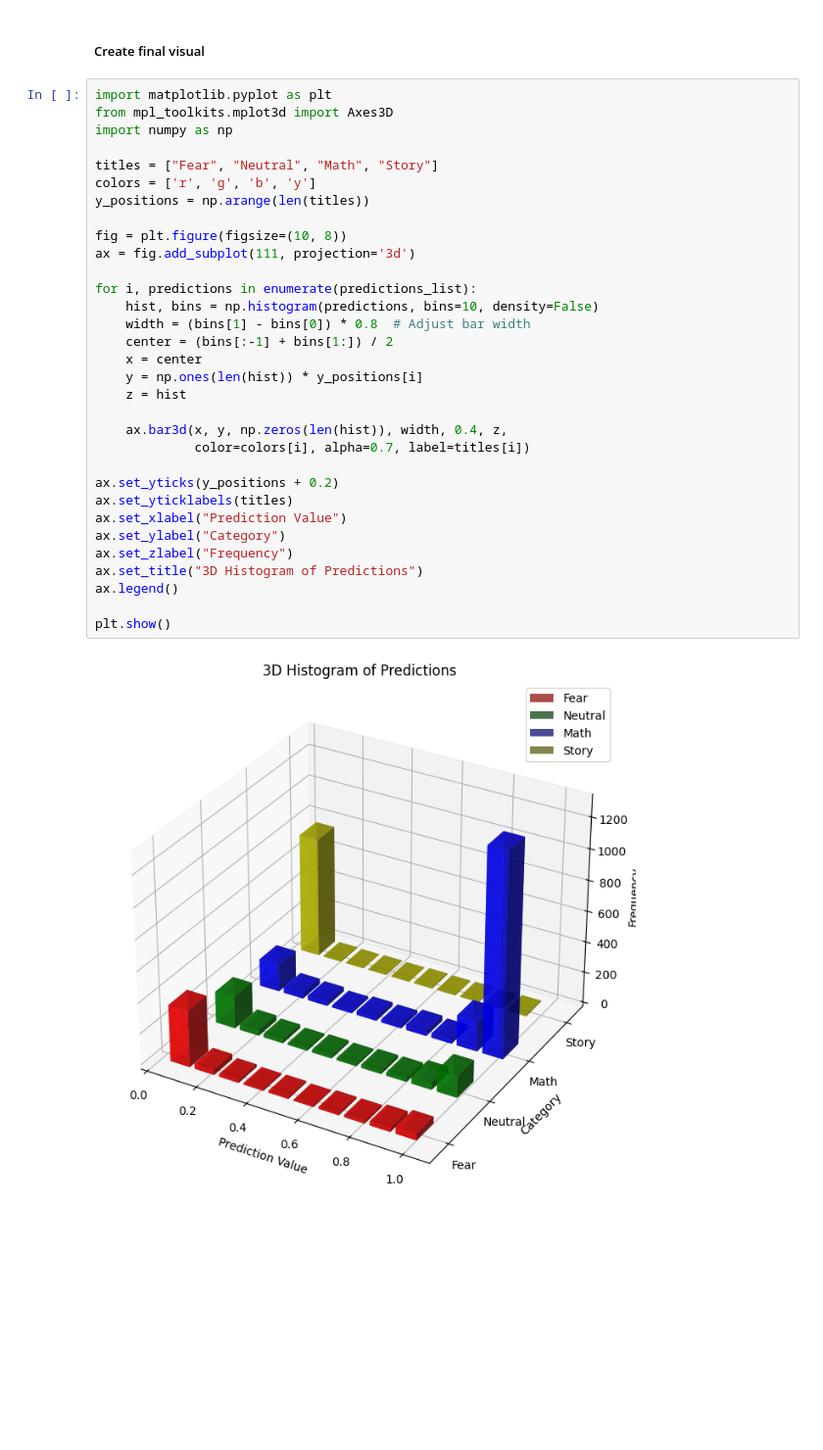
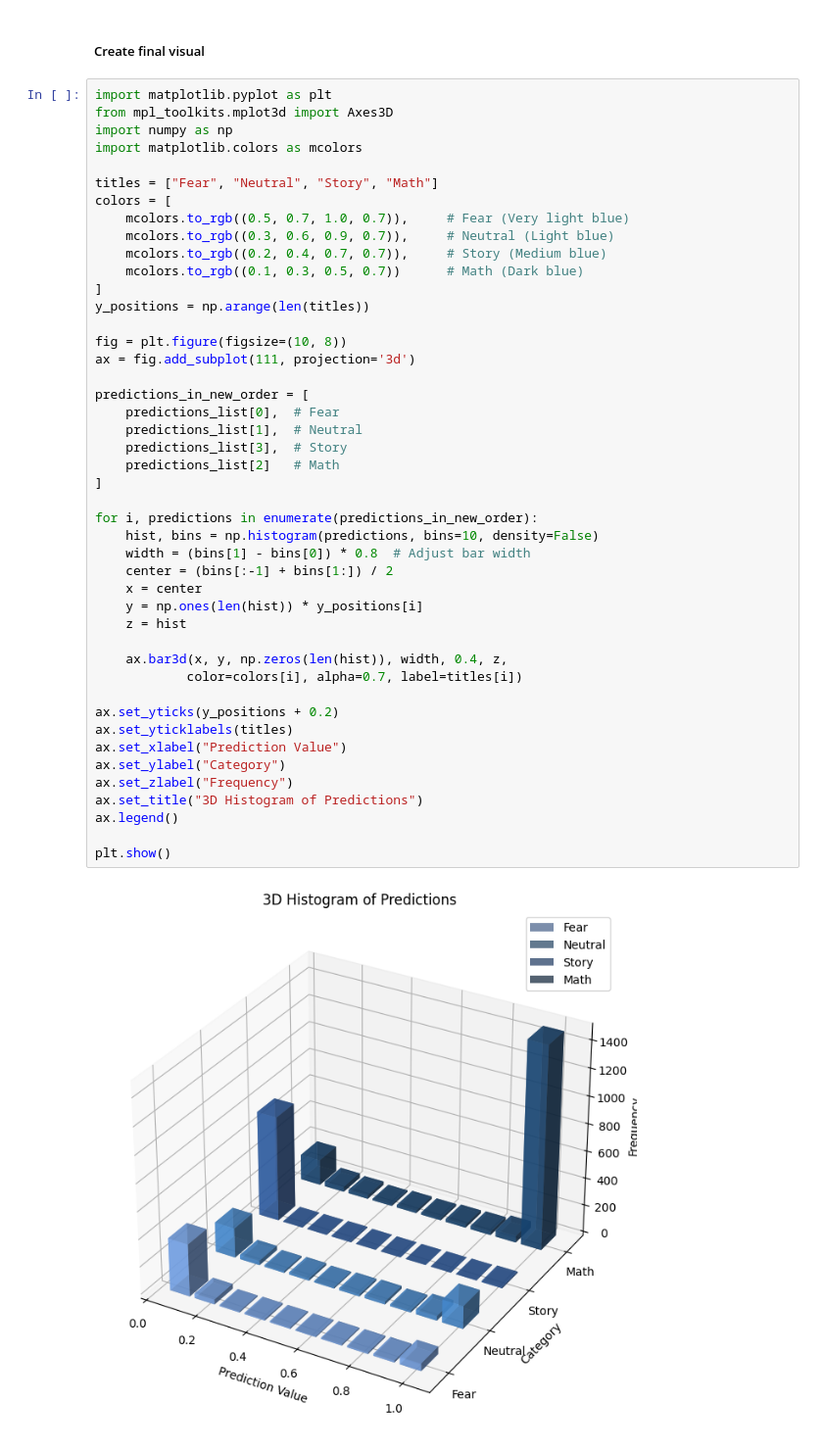
Before and after one commit to saamehsanaaee/WMAD-Montbretia_Cabinet-ISP, a Jupyter notebook: notebooks/WMD_preliminary_model.ipynb, the cells around one changed output. Shown: that part at 98% size. Saved outputs shown, nothing was run; the diff lists cells and outputs as text; blank space fills up the shorter version.

Commit message:
Added visualizations to WMD

```diff
--- a/notebooks/WMD_preliminary_model.ipynb
+++ b/notebooks/WMD_preliminary_model.ipynb
@@ -1021,34 +1024,47 @@ plt.show()
 # %%
 import matplotlib.pyplot as plt
 from mpl_toolkits.mplot3d import Axes3D
 import numpy as np
+import matplotlib.colors as mcolors
 
-titles = ["Fear", "Neutral", "Math", "Story"]
-colors = ['r', 'g', 'b', 'y']
+titles = ["Fear", "Neutral", "Story", "Math"]
+colors = [
+    mcolors.to_rgb((0.5, 0.7, 1.0, 0.7)),     # Fear (Very light blue)
+    mcolors.to_rgb((0.3, 0.6, 0.9, 0.7)),     # Neutral (Light blue)
+    mcolors.to_rgb((0.2, 0.4, 0.7, 0.7)),     # Story (Medium blue)
+    mcolors.to_rgb((0.1, 0.3, 0.5, 0.7))      # Math (Dark blue)
+]
 y_positions = np.arange(len(titles))
 
 fig = plt.figure(figsize=(10, 8))
 ax = fig.add_subplot(111, projection='3d')
 
-for i, predictions in enumerate(predictions_list):
+predictions_in_new_order = [
+    predictions_list[0],  # Fear
+    predictions_list[1],  # Neutral
+    predictions_list[3],  # Story
+    predictions_list[2]   # Math
+]
+
+for i, predictions in enumerate(predictions_in_new_order):
     hist, bins = np.histogram(predictions, bins=10, density=False)
     width = (bins[1] - bins[0]) * 0.8  # Adjust bar width
     center = (bins[:-1] + bins[1:]) / 2
     x = center
     y = np.ones(len(hist)) * y_positions[i]
     z = hist
 
     ax.bar3d(x, y, np.zeros(len(hist)), width, 0.4, z,
-             color=colors[i], alpha=0.7, label=titles[i])
+            color=colors[i], alpha=0.7, label=titles[i])
 
 ax.set_yticks(y_positions + 0.2)
 ax.set_yticklabels(titles)
 ax.set_xlabel("Prediction Value")
 ax.set_ylabel("Category")
 ax.set_zlabel("Frequency")
 ax.set_title("3D Histogram of Predictions")
 ax.legend()
 
 plt.show()
 # %% [output]
-[figure, old version]
+[figure, new version]
```
Also changed, not shown: parts of 14 cells of this notebook, 2 other files.
